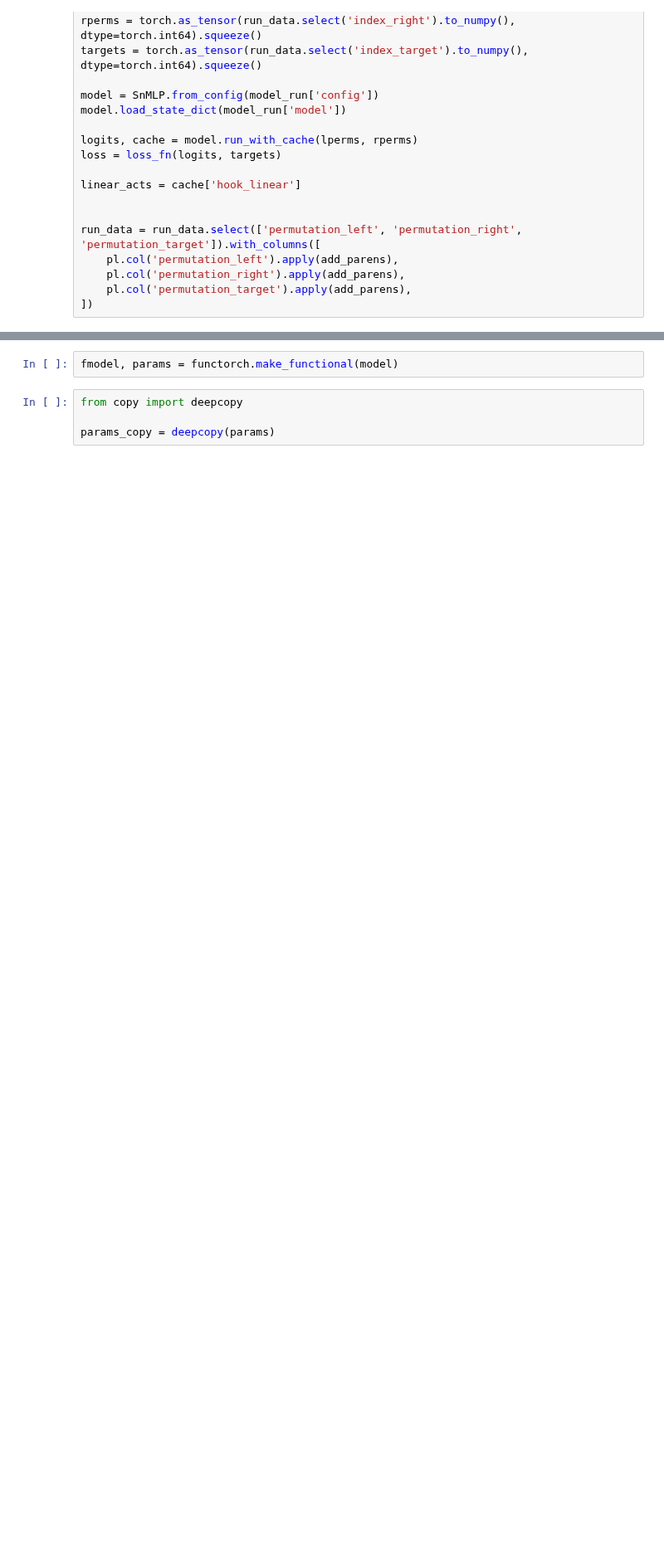
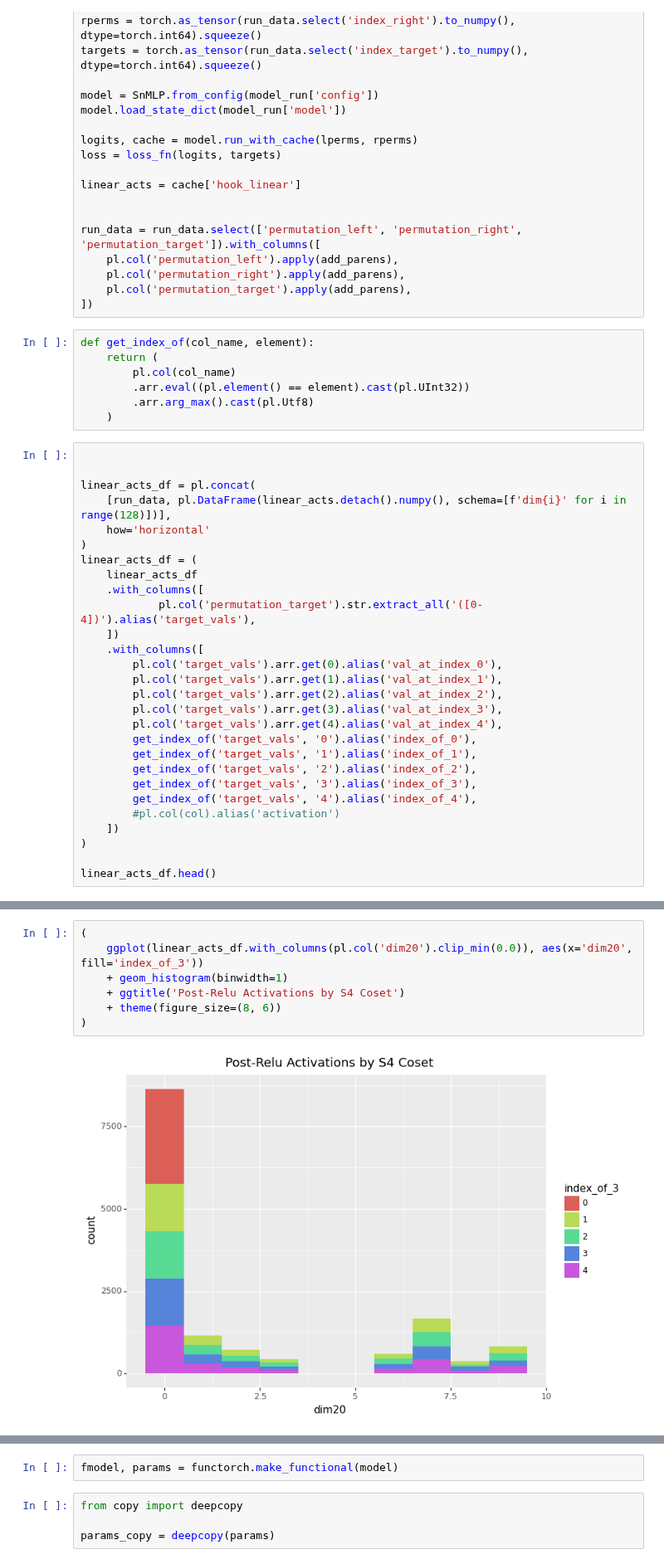
Before and after one commit to dashstander/sn-grok, a Jupyter notebook: notebooks/progress_measures.ipynb, the cells around one changed output, grey strips where cells are left out. Shown at 83% size. Drawn from its saved outputs; the diff is of its cells as text; blank space fills up the shorter version.

```diff
--- a/notebooks/progress_measures.ipynb
+++ b/notebooks/progress_measures.ipynb
@@ -84,3 +232,38 @@ run_data = run_data.select(['permutation_left', 'permutation_right', 'permutatio
     pl.col('permutation_right').apply(add_parens),
     pl.col('permutation_target').apply(add_parens),
 ])
+# %%
+def get_index_of(col_name, element):
+    return (
+        pl.col(col_name)
+        .arr.eval((pl.element() == element).cast(pl.UInt32))
+        .arr.arg_max().cast(pl.Utf8)
+    )
+# %%
+
+
+linear_acts_df = pl.concat(
+    [run_data, pl.DataFrame(linear_acts.detach().numpy(), schema=[f'dim{i}' for i in range(128)])],
+    how='horizontal'
+)
+linear_acts_df = (
+    linear_acts_df
+    .with_columns([
+            pl.col('permutation_target').str.extract_all('([0-4])').alias('target_vals'),
+    ])
+    .with_columns([
+        pl.col('target_vals').arr.get(0).alias('val_at_index_0'),
+        pl.col('target_vals').arr.get(1).alias('val_at_index_1'),
+        pl.col('target_vals').arr.get(2).alias('val_at_index_2'),
+        pl.col('target_vals').arr.get(3).alias('val_at_index_3'),
+        pl.col('target_vals').arr.get(4).alias('val_at_index_4'),
+        get_index_of('target_vals', '0').alias('index_of_0'),
+        get_index_of('target_vals', '1').alias('index_of_1'),
+        get_index_of('target_vals', '2').alias('index_of_2'),
+        get_index_of('target_vals', '3').alias('index_of_3'),
+        get_index_of('target_vals', '4').alias('index_of_4'),
+        #pl.col(col).alias('activation')
+    ])
+)
+
+linear_acts_df.head()
@@ -86,0 +279,9 @@ run_data = run_data.select(['permutation_left', 'permutation_right', 'permutatio
+# %%
+(
+    ggplot(linear_acts_df.with_columns(pl.col('dim20').clip_min(0.0)), aes(x='dim20', fill='index_of_3'))
+    + geom_histogram(binwidth=1)
+    + ggtitle('Post-Relu Activations by S4 Coset')
+    + theme(figure_size=(8, 6))
+)
+# %% [output]
+[figure, added]
```
Also changed, not shown: parts of 23 cells of this notebook, 2 other files.
